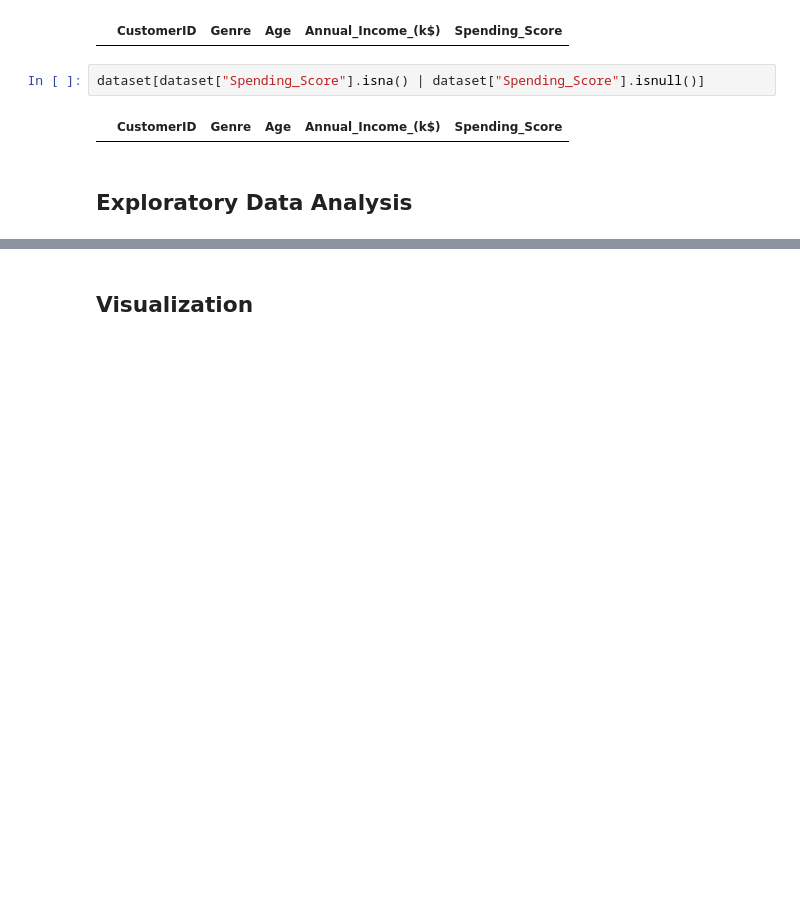
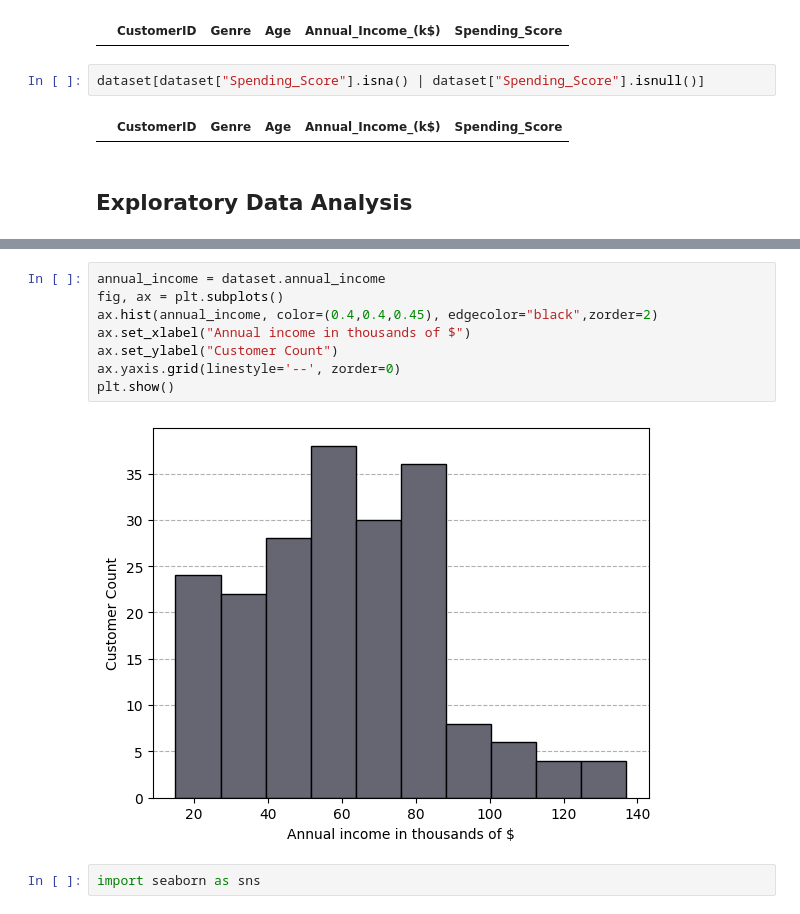
Before and after one commit to MK8BK/customer-spending, a Jupyter notebook: main.ipynb, the cells around one changed output, grey strips where cells are left out. Cells and saved outputs as stored; diff of their text form; blank space fills up the shorter version.

```diff
--- a/main.ipynb
+++ b/main.ipynb
@@ -63,5 +112,15 @@ ax.yaxis.grid(linestyle='--', zorder=0)
 plt.show()
 # %% [output]
 [figure]
-# %% [markdown]
-## Visualization
+# %%
+annual_income = dataset.annual_income
+fig, ax = plt.subplots()
+ax.hist(annual_income, color=(0.4,0.4,0.45), edgecolor="black",zorder=2)
+ax.set_xlabel("Annual income in thousands of $")
+ax.set_ylabel("Customer Count")
+ax.yaxis.grid(linestyle='--', zorder=0)
+plt.show()
+# %% [output]
+[figure, added]
+# %%
+import seaborn as sns
```
Also changed, not shown: parts of 10 cells of this notebook, 1 other file.
